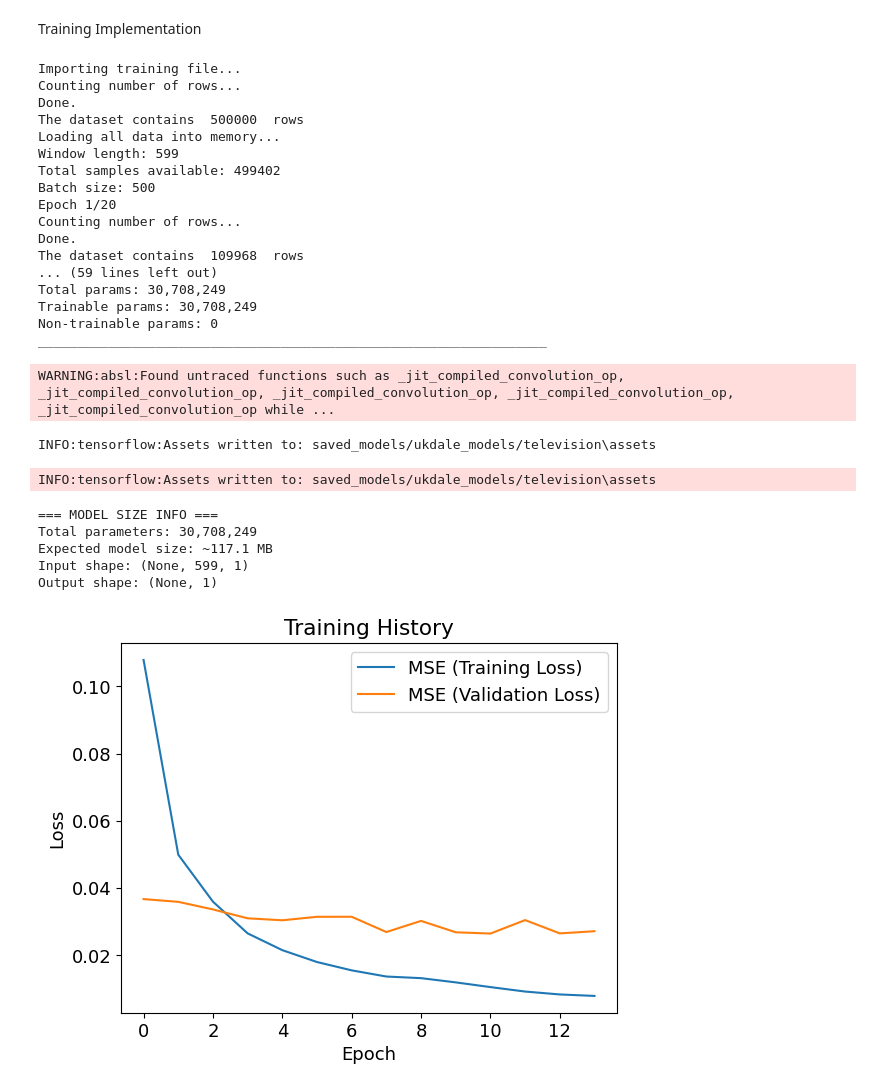
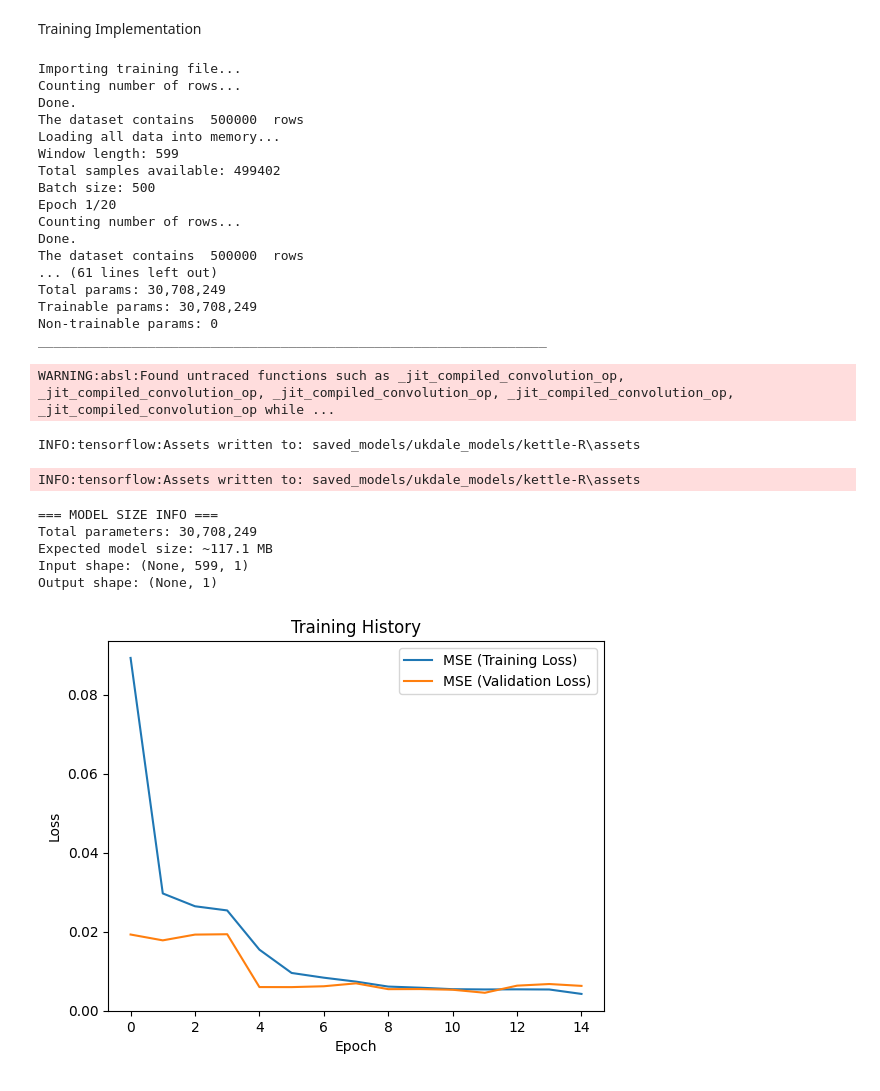
Before and after one commit to I-S-U-Load-Monitoring-Application/Deep-learning-model-for-disaggregation, a Jupyter notebook: UKDALE seq2point.ipynb, the cells around one changed output. Cells and saved outputs as stored; diff of their text form; code cells hidden in the pictures.

```diff
--- a/UKDALE seq2point.ipynb
+++ b/UKDALE seq2point.ipynb
@@ -57,10 +57,10 @@ params_appliance = {
 
 
 DATA_DIRECTORY = 'dataset/ukdale/'
-SAVE_PATH = 'ukdale_seq2point/television/'
+SAVE_PATH = 'ukdale_seq2point/kettle/'
 AGG_MEAN = 522
 AGG_STD = 814
-APPLIANCE_NAME = 'television'
+APPLIANCE_NAME = 'kettle'
 
 
 
@@ -1446,9 +1451,9 @@ Training Implementation
 
 #test_directory = "refit/microwave/microwave_test_on_train_H10.csv"
 #log_file_dir = "refit/microwave/microwave_test_on_train_H10.log"
-training_directory="ukdale_seq2point/television/television_training_.csv"
-validation_directory="Ukdale_seq2point/television/television_validation_.csv"
-save_model_dir="saved_models/ukdale_models/television"
+training_directory="ukdale_seq2point/kettle/kettle_training_.csv"
+validation_directory="Ukdale_seq2point/kettle/kettle_validation_.csv"
+save_model_dir="saved_models/ukdale_models/kettle-R"
 
 
 trainer = Trainer(
@@ -1464,38 +1469,38 @@ trainer = Trainer(
     validation_frequency=args.validation_frequency,
     patience=3,
     min_delta= 1e-6,
     #verbose=1
 )
 
 # Train the model
 trainer.train_model()
 # %% [output]
 Importing training file...
 Counting number of rows...
 Done.
 The dataset contains  500000  rows
 Loading all data into memory...
 Window length: 599
 Total samples available: 499402
 Batch size: 500
 Epoch 1/20
 Counting number of rows...
 Done.
-The dataset contains  109968  rows
-... (59 lines left out)
+The dataset contains  500000  rows
+... (61 lines left out)
 Total params: 30,708,249
 Trainable params: 30,708,249
 Non-trainable params: 0
 _________________________________________________________________
 WARNING:absl:Found untraced functions such as _jit_compiled_convolution_op, _jit_compiled_convolution_op, _jit_compiled_convolution_op, _jit_compiled_convolution_op, _jit_compiled_convolution_op while ...
-INFO:tensorflow:Assets written to: saved_models/ukdale_models/television\assets
+INFO:tensorflow:Assets written to: saved_models/ukdale_models/kettle-R\assets
-INFO:tensorflow:Assets written to: saved_models/ukdale_models/television\assets
+INFO:tensorflow:Assets written to: saved_models/ukdale_models/kettle-R\assets
 === MODEL SIZE INFO ===
 Total parameters: 30,708,249
 Expected model size: ~117.1 MB
 Input shape: (None, 599, 1)
 Output shape: (None, 1)
-[figure, old version]
+[figure, new version]
 # %%
 test_directory = "refit/microwave/microwave_test_on_train_H10.csv"
 log_file_dir = "refit/microwave/microwave_test_on_train_H10.log"
```
Also changed, not shown: parts of 5 cells of this notebook.
